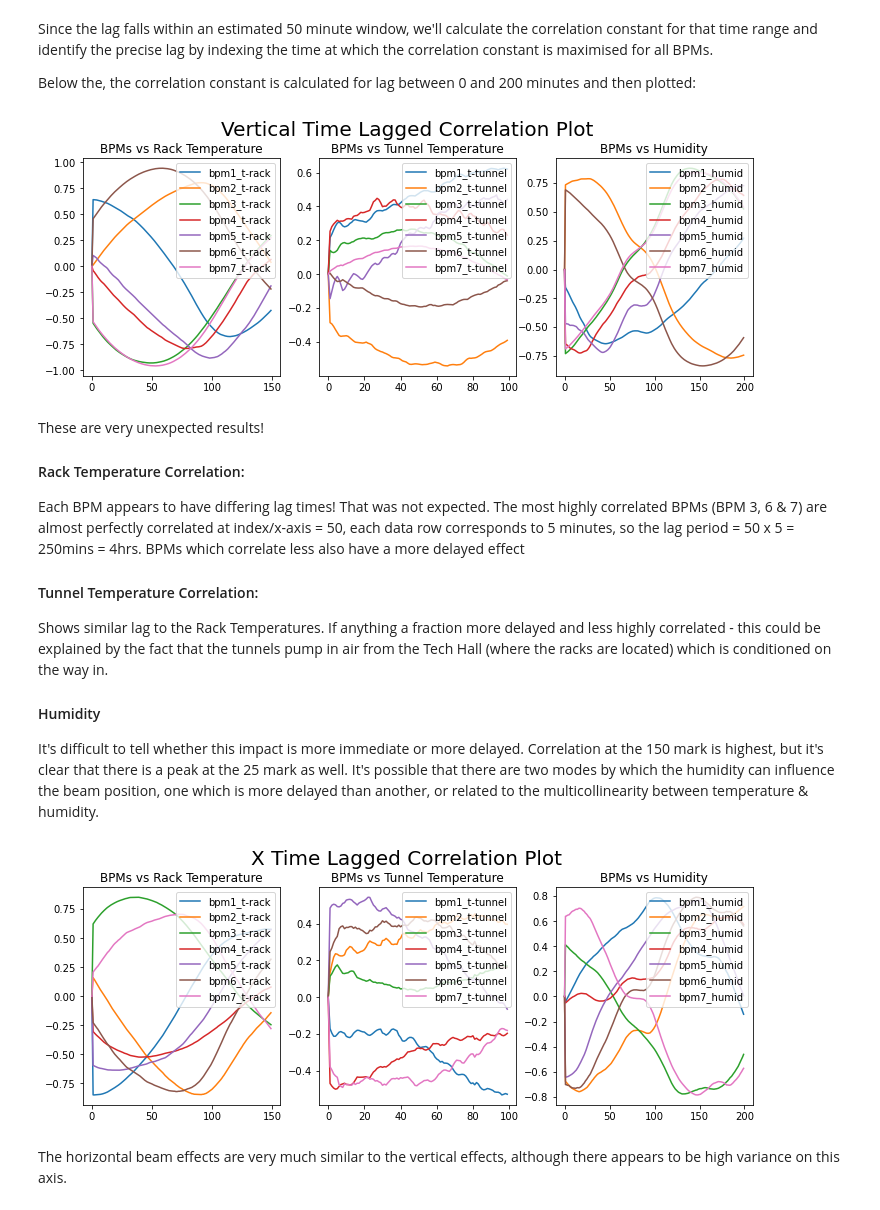
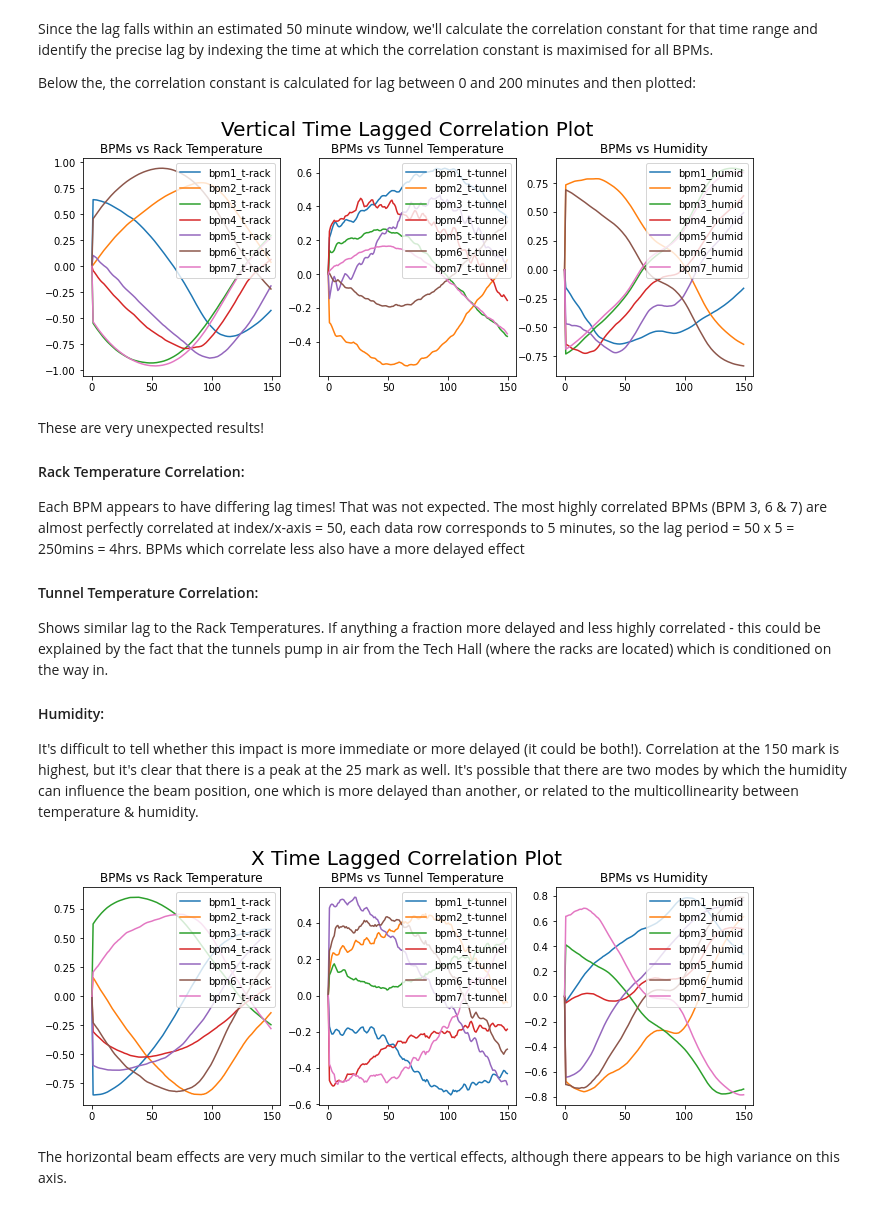
Before and after one commit to 20spaghetti/Electron-Beam-Position-Drift-Study, a Jupyter notebook: Electron Beam Position Drift Study.ipynb, the cells around one changed output. Drawn from its saved outputs; the diff is of its cells as text; code cells hidden in the pictures.

```diff
--- a/Electron Beam Position Drift Study.ipynb
+++ b/Electron Beam Position Drift Study.ipynb
@@ -578,12 +598,12 @@ axes[0].legend(list(cor_lag_y.iloc[:,0:7].columns), loc = 'upper right')
 
 
 axes[1].set_title('BPMs vs Tunnel Temperature')
-axes[1].plot(cor_lag_y.iloc[0:100:,7:14])
+axes[1].plot(cor_lag_y.iloc[0:150:,7:14])
 axes[1].legend(list(cor_lag_y.iloc[:,7:14].columns), loc = 'upper right')
 
 
 axes[2].set_title('BPMs vs Humidity')
-axes[2].plot(cor_lag_y.iloc[0:200,14:21])
+axes[2].plot(cor_lag_y.iloc[0:150,14:21])
 axes[2].legend(list(cor_lag_y.iloc[:,14:21].columns), loc = 'upper right')
 
 fig.suptitle('Vertical Time Lagged Correlation Plot', fontsize=20, y=1.01)
@@ -592,7 +612,7 @@ fig.set_figwidth(12)
 
 plt.show()
 # %% [output]
-[figure, old version]
+[figure, new version]
 # %% [markdown]
 These are very unexpected results!
 
@@ -602,11 +622,9 @@ Each BPM appears to have differing lag times! That was not expected. The most hi
 #### Tunnel Temperature Correlation:
 Shows similar lag to the Rack Temperatures. If anything a fraction more delayed and less highly correlated - this could be explained by the fact that the tunnels pump in air from the Tech Hall (where the racks are located) which is conditioned on the way in.
 
-#### Humidity
-It's difficult to tell whether this impact is more immediate or more delayed. Correlation at the 150 mark is highest, but it's clear that there is a peak at the 25 mark as well. It's possible that there are two modes by which the humidity can influence the beam position, one which is more delayed than another, or related to the multicollinearity between temperature & humidity.
+#### Humidity:
+It's difficult to tell whether this impact is more immediate or more delayed (it could be both!). Correlation at the 150 mark is highest, but it's clear that there is a peak at the 25 mark as well. It's possible that there are two modes by which the humidity can influence the beam position, one which is more delayed than another, or related to the multicollinearity between temperature & humidity.
 # %%
-# X TLCC correlation plots
-
 cor_lag_x = pd.DataFrame(cor_lag_x)
 cor_lag_x.columns = ['bpm1_t-rack',
               'bpm2_t-rack',
@@ -623,36 +641,36 @@ cor_lag_x.columns = ['bpm1_t-rack',
               'bpm6_t-tunnel',
               'bpm7_t-tunnel',
              'bpm1_humid',
               'bpm2_humid',
               'bpm3_humid',
               'bpm4_humid',
               'bpm5_humid',
               'bpm6_humid',
               'bpm7_humid']
 
 fig, axes= plt.subplots(nrows=1, ncols=3)
 
 axes[0].set_title('BPMs vs Rack Temperature')
 axes[0].plot(cor_lag_x.iloc[0:150,0:7])
 axes[0].legend(list(cor_lag_x.iloc[:,0:7].columns), loc = 'upper right')
 
 
 axes[1].set_title('BPMs vs Tunnel Temperature')
-axes[1].plot(cor_lag_x.iloc[0:100,7:14])
+axes[1].plot(cor_lag_x.iloc[0:150,7:14])
 axes[1].legend(list(cor_lag_x.iloc[:,7:14].columns), loc = 'upper right')
 
 
 axes[2].set_title('BPMs vs Humidity')
-axes[2].plot(cor_lag_x.iloc[0:200,14:21])
+axes[2].plot(cor_lag_x.iloc[0:150,14:21])
 axes[2].legend(list(cor_lag_x.iloc[:,14:21].columns), loc = 'upper right')
 
 fig.suptitle('X Time Lagged Correlation Plot', fontsize=20, y=1.01)
 
 fig.set_figwidth(12)
 
 plt.show()
 # %% [output]
-[figure, old version]
+[figure, new version]
 # %% [markdown]
 The horizontal beam effects are very much similar to the vertical effects, although there appears to be high variance on this axis.
 # %% [markdown]
```
Also changed, not shown: parts of 22 cells of this notebook.
